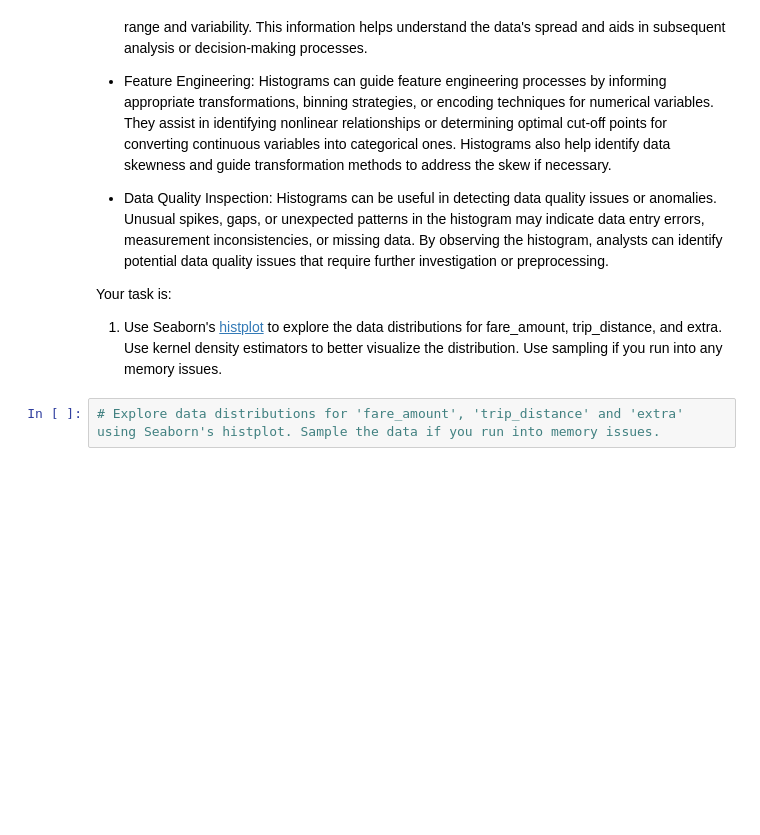
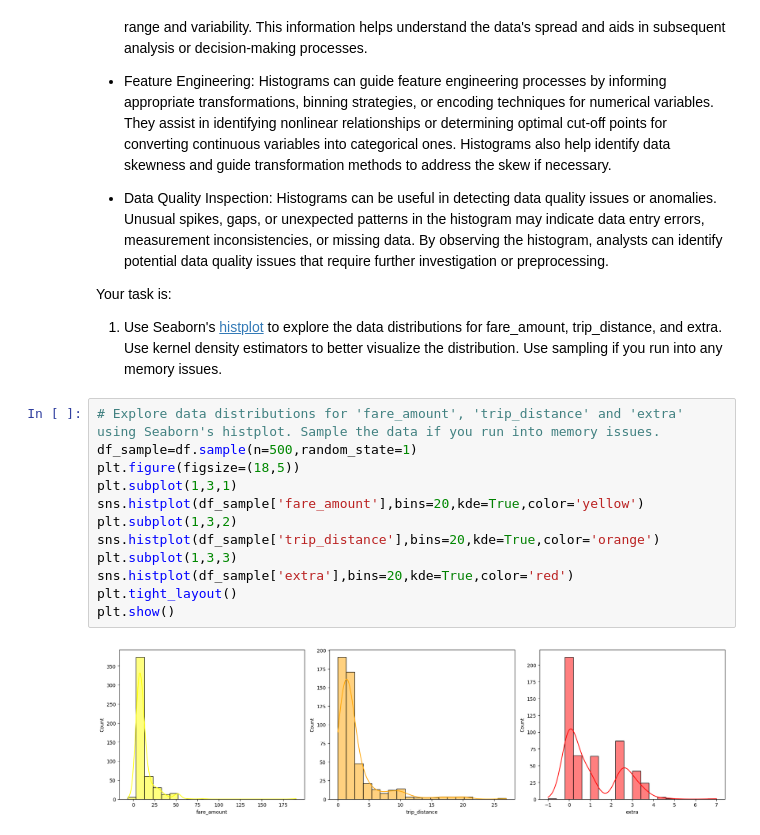
Before and after one commit to hlee014e/ucsd-mle-bootcamp, a Jupyter notebook: Student_MLE_MiniProject_EDA.ipynb, the cells around one changed output. Saved outputs shown, nothing was run; the diff lists cells and outputs as text; blank space fills up the shorter version.

```diff
--- a/Student_MLE_MiniProject_EDA.ipynb
+++ b/Student_MLE_MiniProject_EDA.ipynb
@@ -274,5 +274,17 @@ A histogram is a graphical representation that displays the distribution of a co
 Your task is:
 
   1. Use Seaborn's [histplot](https://seaborn.pydata.org/generated/seaborn.histplot.html) to explore the data distributions for fare_amount, trip_distance, and extra. Use kernel density estimators to better visualize the distribution. Use sampling if you run into any memory issues.
-# %%
-# Explore data distributions for 'fare_amount', 'trip_distance' and 'extra' using Seaborn's histplot. Sample the data if you run into memory issues.
+# %%
+# Explore data distributions for 'fare_amount', 'trip_distance' and 'extra' using Seaborn's histplot. Sample the data if you run into memory issues.
+df_sample=df.sample(n=500,random_state=1)
+plt.figure(figsize=(18,5))
+plt.subplot(1,3,1)
+sns.histplot(df_sample['fare_amount'],bins=20,kde=True,color='yellow')
+plt.subplot(1,3,2)
+sns.histplot(df_sample['trip_distance'],bins=20,kde=True,color='orange')
+plt.subplot(1,3,3)
+sns.histplot(df_sample['extra'],bins=20,kde=True,color='red')
+plt.tight_layout()
+plt.show()
+# %% [output]
+[figure, added]
```
